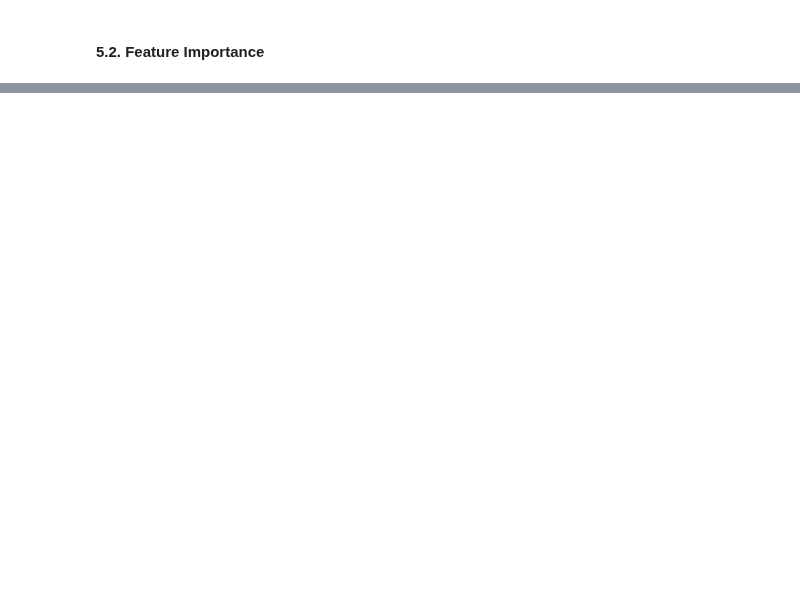
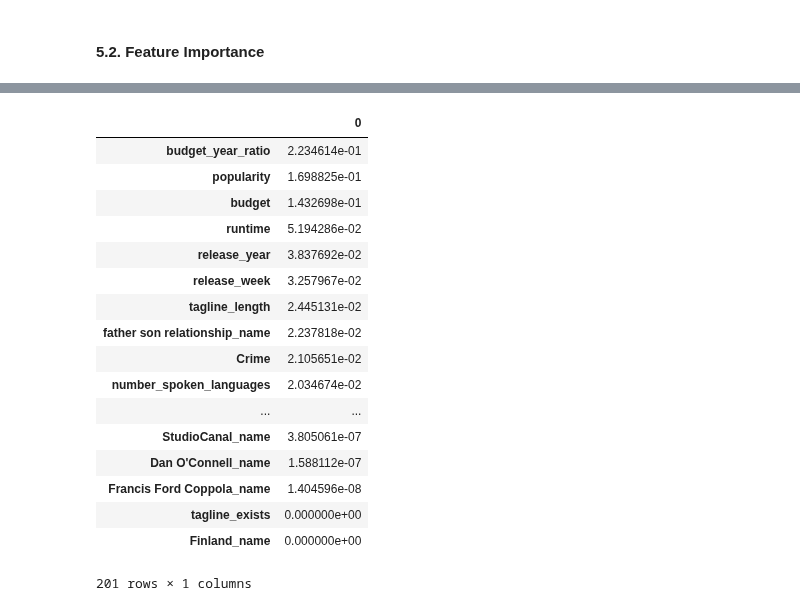
Before and after one commit to julianikulski/tmdb, a Jupyter notebook: tmdb.ipynb, the cells around one changed output, grey strips where cells are left out. Cells and saved outputs as stored; diff of their text form; code cells hidden in the pictures; blank space fills up the shorter version.

```diff
--- a/tmdb.ipynb
+++ b/tmdb.ipynb
@@ -1962,0 +1970,24 @@ xgb.plot_importance(clf_best_xgb, max_num_features=40, ax=ax)
+# %%
+# Turn importance array into dataframe to prepare for plotting
+importances_ada_df = pd.DataFrame(np.array(importances_ada).reshape(1,-1), columns=list(train_features_df.columns))
+importances_ada_df = importances_ada_df.T
+importances_ada_df.sort_values(ascending= False, by=0, inplace=True)
+# %% [output]
+|  | 0 |
+| budget_year_ratio | 2.234614e-01 |
+| popularity | 1.698825e-01 |
+| budget | 1.432698e-01 |
+| runtime | 5.194286e-02 |
+| release_year | 3.837692e-02 |
+| release_week | 3.257967e-02 |
+| tagline_length | 2.445131e-02 |
+| father son relationship_name | 2.237818e-02 |
+| Crime | 2.105651e-02 |
+| number_spoken_languages | 2.034674e-02 |
+| ... | ... |
+| StudioCanal_name | 3.805061e-07 |
+| Dan O'Connell_name | 1.588112e-07 |
+| Francis Ford Coppola_name | 1.404596e-08 |
+| tagline_exists | 0.000000e+00 |
+| Finland_name | 0.000000e+00 |
+201 rows × 1 columns
```
Also changed, not shown: parts of 27 cells of this notebook.
